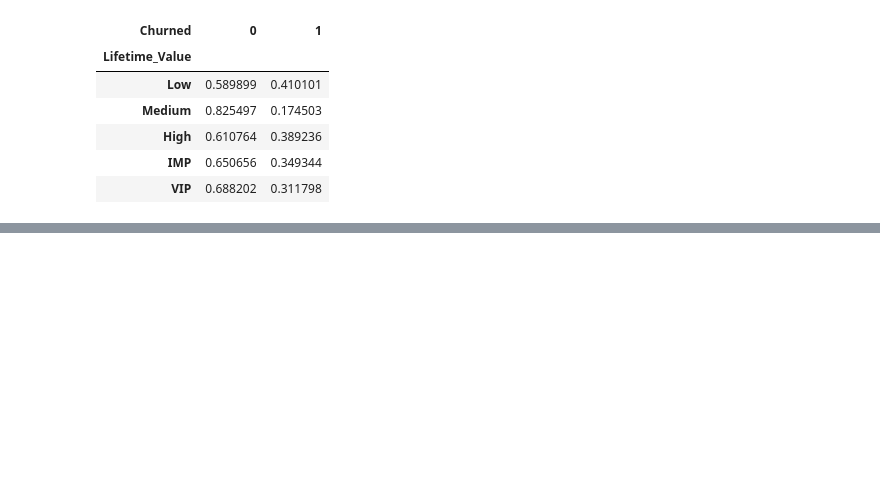
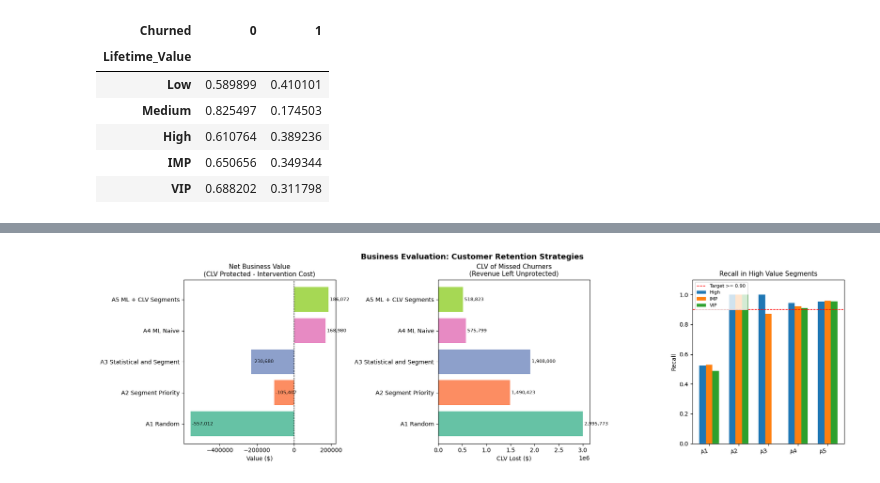
Before and after one commit to shashankgarewal/customer-churn-prediction-segmentation-revenue-risk-analysis, a Jupyter notebook: notebooks/business-solution-evaluation.ipynb, the cells around one changed output, grey strips where cells are left out. Drawn from its saved outputs; the diff is of its cells as text; code cells hidden in the pictures; blank space fills up the shorter version.

Commit message:
feat: validate business outcome of ml model and ltv segment strategy

```diff
--- a/notebooks/business-solution-evaluation.ipynb
+++ b/notebooks/business-solution-evaluation.ipynb
@@ -23,7 +23,7 @@ Xtest = test_df.drop('Churned', axis=1)
 ytrain = train_df['Churned']
 ytest = test_df['Churned']
 # %%
-xgb = XGBClassifier(eval_metrics='logloss')
+xgb = XGBClassifier(eval_metric='logloss')
 xgb.fit(Xtrain, ytrain)
 
 ypred = xgb.predict(Xtest)
@@ -181,0 +321,11 @@ recall_score(top1_ltv_ytest, top1_ltv_ypred)
+# %%
+stats_rank = eval_df[['segment', 'seg_churn_rate', 'Lifetime_Value']].copy()
+stats_rank['segment_rank'] = stats_rank['segment'].astype(str).map(priority_rank)
+stats_rank = stats_rank.sort_values(
+    ['seg_churn_rate', 'segment_rank', 'Lifetime_Value'],
+    ascending=[False, True, False]
+)
+
+action_a3 = eval_df.index.isin(stats_rank.head(BUDGET_K).index)
+
+selected_segment_mix(action_a3)
@@ -181,0 +342,6 @@ recall_score(top1_ltv_ytest, top1_ltv_ypred)
+# %%
+action_a4 = top_k_mask(eval_df['proba'], BUDGET_K)
+flat_threshold = eval_df.loc[action_a4, 'proba'].min()
+
+print(f'Flat probability cutoff used by A4: {flat_threshold:.4f}')
+selected_segment_mix(action_a4)
@@ -181,0 +429,37 @@ recall_score(top1_ltv_ytest, top1_ltv_ypred)
+# %%
+fig, axes = plt.subplots(1, 3, figsize=(18, 5))
+approaches = results.index.tolist()
+palette = sns.color_palette('Set2', n_colors=len(approaches))
+
+axes[0].barh(approaches, results['Net Value'], color=palette)
+axes[0].axvline(0, color='black', lw=0.8, ls='--')
+axes[0].set_title('Net Business Value\n(CLV Protected - Intervention Cost)', fontsize=11)
+axes[0].set_xlabel('Value ($)')
+for i, value in enumerate(results['Net Value']):
+    axes[0].text(value, i, f' {value:,.0f}', va='center', fontsize=8)
+
+axes[1].barh(approaches, results['CLV Missed'], color=palette)
+axes[1].set_title('CLV of Missed Churners\n(Revenue Left Unprotected)', fontsize=11)
+axes[1].set_xlabel('CLV Lost ($)')
+for i, value in enumerate(results['CLV Missed']):
+    axes[1].text(value, i, f' {value:,.0f}', va='center', fontsize=8)
+
+recall_cols = ['Recall High', 'Recall IMP', 'Recall VIP']
+x = np.arange(len(approaches))
+width = 0.22
+for i, col in enumerate(recall_cols):
+    axes[2].bar(x + i * width, results[col].fillna(0), width, label=col.replace('Recall ', ''))
+
+axes[2].axhline(0.9, color='red', ls='--', lw=1, label='Target >= 0.90')
+axes[2].set_xticks(x + width)
+axes[2].set_xticklabels([name.split()[0] for name in approaches], rotation=15, ha='right')
+axes[2].set_title('Recall in High Value Segments', fontsize=11)
+axes[2].set_ylabel('Recall')
+axes[2].set_ylim(0, 1.1)
+axes[2].legend(fontsize=8)
+
+plt.tight_layout()
+plt.suptitle('Business Evaluation: Customer Retention Strategies', fontsize=13, y=1.02, fontweight='bold')
+plt.show()
+# %% [output]
+[figure, added]
```
Also changed, not shown: parts of 19 cells of this notebook.
